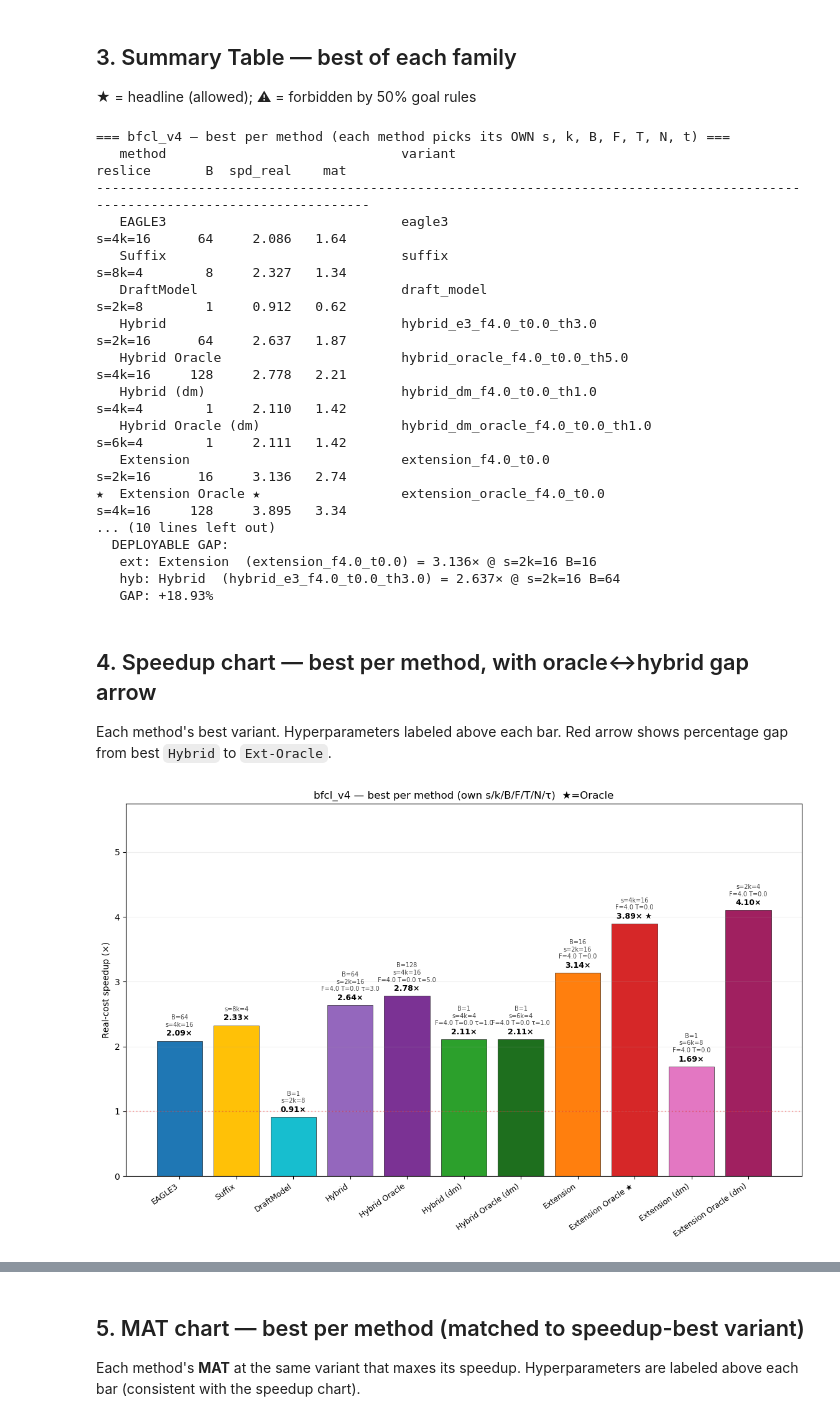
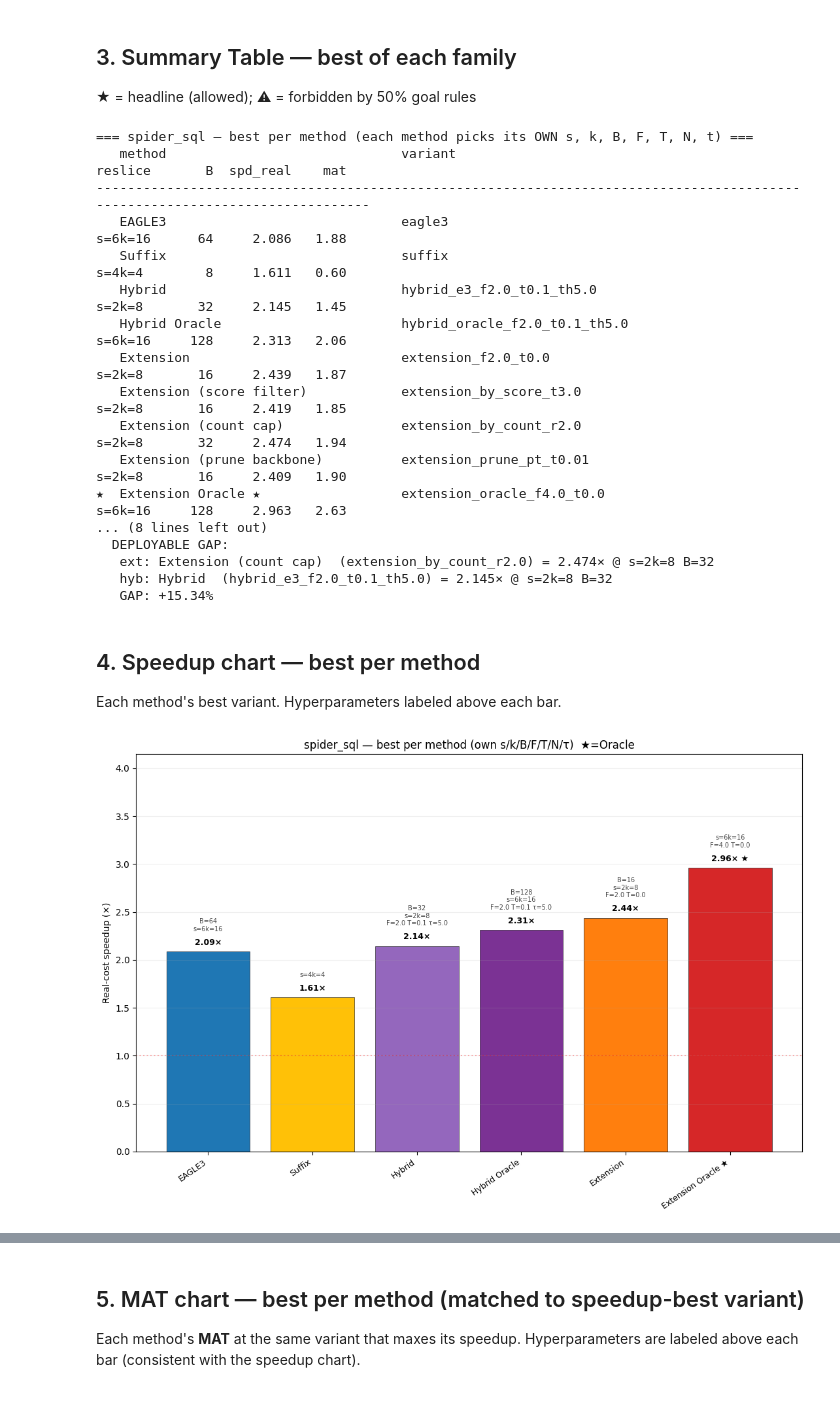
Before and after one commit to xogusrns123/advance-spec, a Jupyter notebook: simulation/notebooks/compare_methods.ipynb, the cells around one changed output, grey strips where cells are left out. Drawn from its saved outputs; the diff is of its cells as text; code cells hidden in the pictures.

```diff
--- a/simulation/notebooks/compare_methods.ipynb
+++ b/simulation/notebooks/compare_methods.ipynb
@@ -36,7 +36,7 @@ import matplotlib.pyplot as plt
 MODEL_PRESET = "qwen3_14b"      # EAGLE3 — Qwen3-14B + AngelSlim eagle3 draft
 # MODEL_PRESET = "qwen35_9b"    # MTP — Qwen3.5-9B (built-in MTP head; eagle3_* fields in raw oracle log are MTP data)
 
-WORKLOAD = "bfcl_v4"
+WORKLOAD = "spider_sql"
 
 # Hide families from charts (toggle to focus on subset).
 # When both False (default), every enrolled family is shown.
@@ -85,7 +85,7 @@ SIM_FILES = {}  # name -> (path, info_dict)
 
 def _parse_filename(stem):
     info = {"workload": None, "steps": None, "topk": None, "budget": None}
-    m = re.search(r"(swebench|specbench|bfcl_v[34]|longbench_lcc|longbench_repobench|lcc|repobench)", stem)
+    m = re.search(r"(swebench|specbench|bfcl_v[34]|longbench_lcc|longbench_repobench|lcc|repobench|magicoder|spider_sql|wildchat|humaneval|livecodebench)", stem)
     if m: info["workload"] = m.group(1)
     m = re.search(r"s(\d+)k(\d+)", stem)
     if m: info["steps"] = int(m.group(1)); info["topk"] = int(m.group(2))
@@ -558,54 +549,61 @@ if len(ext_dep) and len(hyb_all):
     print(f"   hyb: {h['pretty']}  ({h['method']}) = {h['speedup_real']:.3f}× @ {h['sk_tag']} B={h['best_budget']}")
     print(f"   GAP: {gap_dep:+.2f}%")
 # %% [output]
-=== bfcl_v4 — best per method (each method picks its OWN s, k, B, F, T, N, t) ===
+=== spider_sql — best per method (each method picks its OWN s, k, B, F, T, N, t) ===
    method                              variant                                        reslice       B  spd_real    mat
 -----------------------------------------------------------------------------------------------------------------------------
-   EAGLE3                              eagle3                                         s=4k=16      64     2.086   1.64
-   Suffix                              suffix                                         s=8k=4        8     2.327   1.34
-   DraftModel                          draft_model                                    s=2k=8        1     0.912   0.62
-   Hybrid                              hybrid_e3_f4.0_t0.0_th3.0                      s=2k=16      64     2.637   1.87
-   Hybrid Oracle                       hybrid_oracle_f4.0_t0.0_th5.0                  s=4k=16     128     2.778   2.21
-   Hybrid (dm)                         hybrid_dm_f4.0_t0.0_th1.0                      s=4k=4        1     2.110   1.42
-   Hybrid Oracle (dm)                  hybrid_dm_oracle_f4.0_t0.0_th1.0               s=6k=4        1     2.111   1.42
-   Extension                           extension_f4.0_t0.0                            s=2k=16      16     3.136   2.74
-★  Extension Oracle ★                  extension_oracle_f4.0_t0.0                     s=4k=16     128     3.895   3.34
-... (10 lines left out)
+   EAGLE3                              eagle3                                         s=6k=16      64     2.086   1.88
+   Suffix                              suffix                                         s=4k=4        8     1.611   0.60
+   Hybrid                              hybrid_e3_f2.0_t0.1_th5.0                      s=2k=8       32     2.145   1.45
+   Hybrid Oracle                       hybrid_oracle_f2.0_t0.1_th5.0                  s=6k=16     128     2.313   2.06
+   Extension                           extension_f2.0_t0.0                            s=2k=8       16     2.439   1.87
+   Extension (score filter)            extension_by_score_t3.0                        s=2k=8       16     2.419   1.85
+   Extension (count cap)               extension_by_count_r2.0                        s=2k=8       32     2.474   1.94
+   Extension (prune backbone)          extension_prune_pt_t0.01                       s=2k=8       16     2.409   1.90
+★  Extension Oracle ★                  extension_oracle_f4.0_t0.0                     s=6k=16     128     2.963   2.63
+... (8 lines left out)
   DEPLOYABLE GAP:
-   ext: Extension  (extension_f4.0_t0.0) = 3.136× @ s=2k=16 B=16
-   hyb: Hybrid  (hybrid_e3_f4.0_t0.0_th3.0) = 2.637× @ s=2k=16 B=64
-   GAP: +18.93%
+   ext: Extension (count cap)  (extension_by_count_r2.0) = 2.474× @ s=2k=8 B=32
+   hyb: Hybrid  (hybrid_e3_f2.0_t0.1_th5.0) = 2.145× @ s=2k=8 B=32
+   GAP: +15.34%
 # %% [markdown]
-## 4. Speedup chart — best per method, with oracle↔hybrid gap arrow
+## 4. Speedup chart — best per method
 
 Each method's best variant. Hyperparameters labeled above each bar.
-Red arrow shows percentage gap from best `Hybrid` to `Ext-Oracle`.
 # %%
 def _draw_speedup_chart(mdf_plot, title, hyb_fams=None, ext_fams=None):
     fig, ax = plt.subplots(figsize=(max(11, len(mdf_plot) * 1.05), 7.5))
     x = np.arange(len(mdf_plot))
     ax.bar(x, mdf_plot["speedup_real"].values, color=mdf_plot["color"].values,
            edgecolor="black", linewidth=0.4)
     for i, r in mdf_plot.iterrows():
         spd = r["speedup_real"]
         marker = " ★" if r["family"] == "extension_oracle" else ""
         ax.text(i, spd + 0.05, f"{spd:.2f}×{marker}",
                 ha="center", va="bottom", fontsize=9, fontweight="bold")
         sub = bar_sub_label(r["family"], r["hp"], r["best_budget"], r.get("sk_tag"))
         if sub:
             ax.text(i, spd + 0.20, sub, ha="center", va="bottom",
                     fontsize=7, color="#444444")
     ax.set_xticks(x)
     ax.set_xticklabels(mdf_plot["pretty"], rotation=35, ha="right", fontsize=9)
     ax.set_ylabel("Real-cost speedup (×)")
     ax.set_title(title, fontsize=12)
     ax.axhline(y=1.0, color="red", linestyle=":", alpha=0.3)
     ax.grid(axis="y", alpha=0.2)
     ax.set_ylim(top=mdf_plot["speedup_real"].max() * 1.40)
     plt.tight_layout(); plt.show()
 
 
+# Hide extension variants (by_score / by_count / prune_pt) from this chart only.
+# §10 (variants chart) at the bottom still shows them.
+_HIDE_EXT_VARIANTS = {
+    "extension_by_score", "extension_by_count", "extension_prune_pt",
+    "extension_dm_by_score", "extension_dm_by_count",
+}
+_mdf_main = mdf_best[~mdf_best["family"].isin(_HIDE_EXT_VARIANTS)].reset_index(drop=True)
+
 _draw_speedup_chart(
-    mdf_best, f"{WORKLOAD} — best per method (own s/k/B/F/T/N/τ)  ★=Oracle")
+    _mdf_main, f"{WORKLOAD} — best per method (own s/k/B/F/T/N/τ)  ★=Oracle")
 # %% [output]
-[figure, old version]
+[figure, new version]
```
Also changed, not shown: parts of 10 cells of this notebook.
